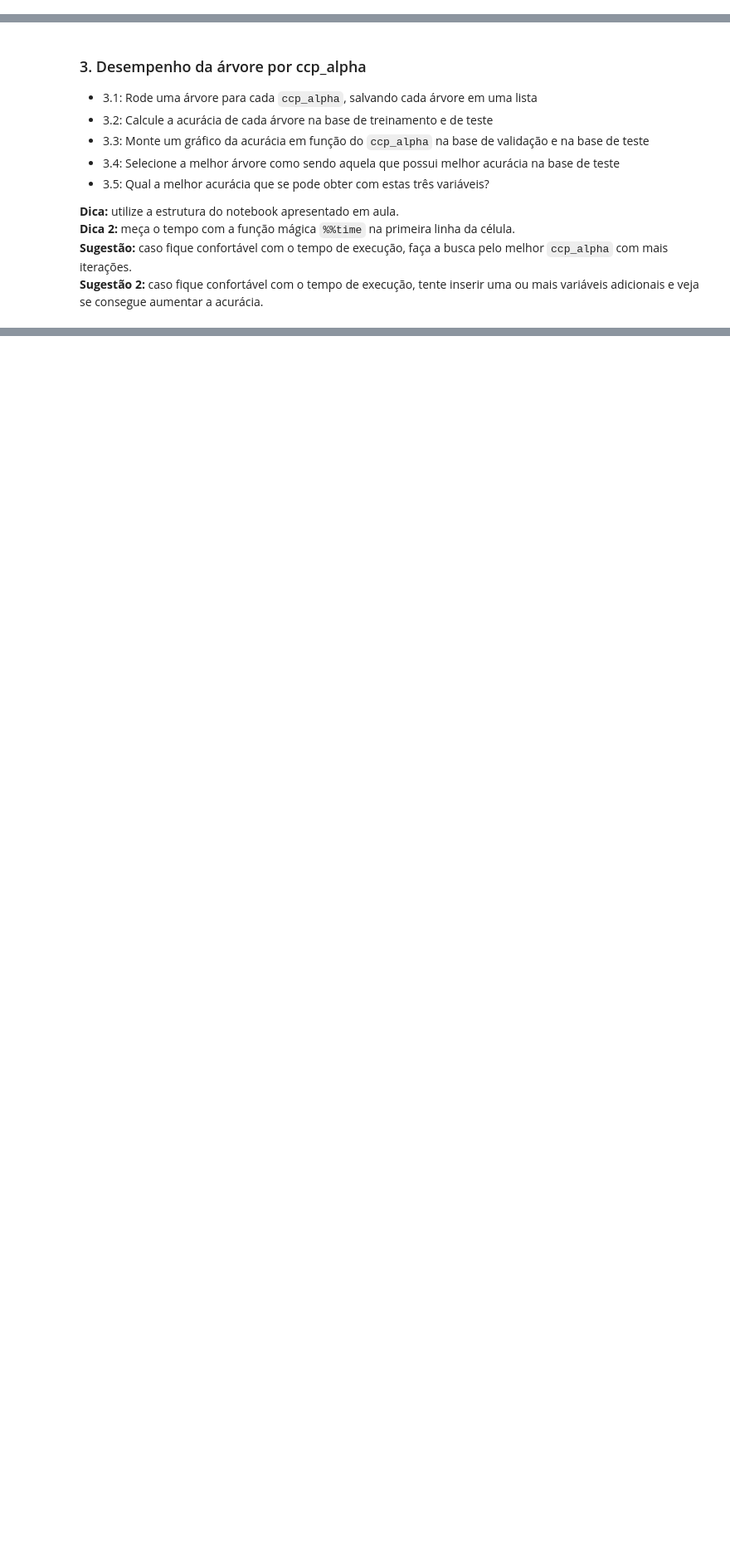
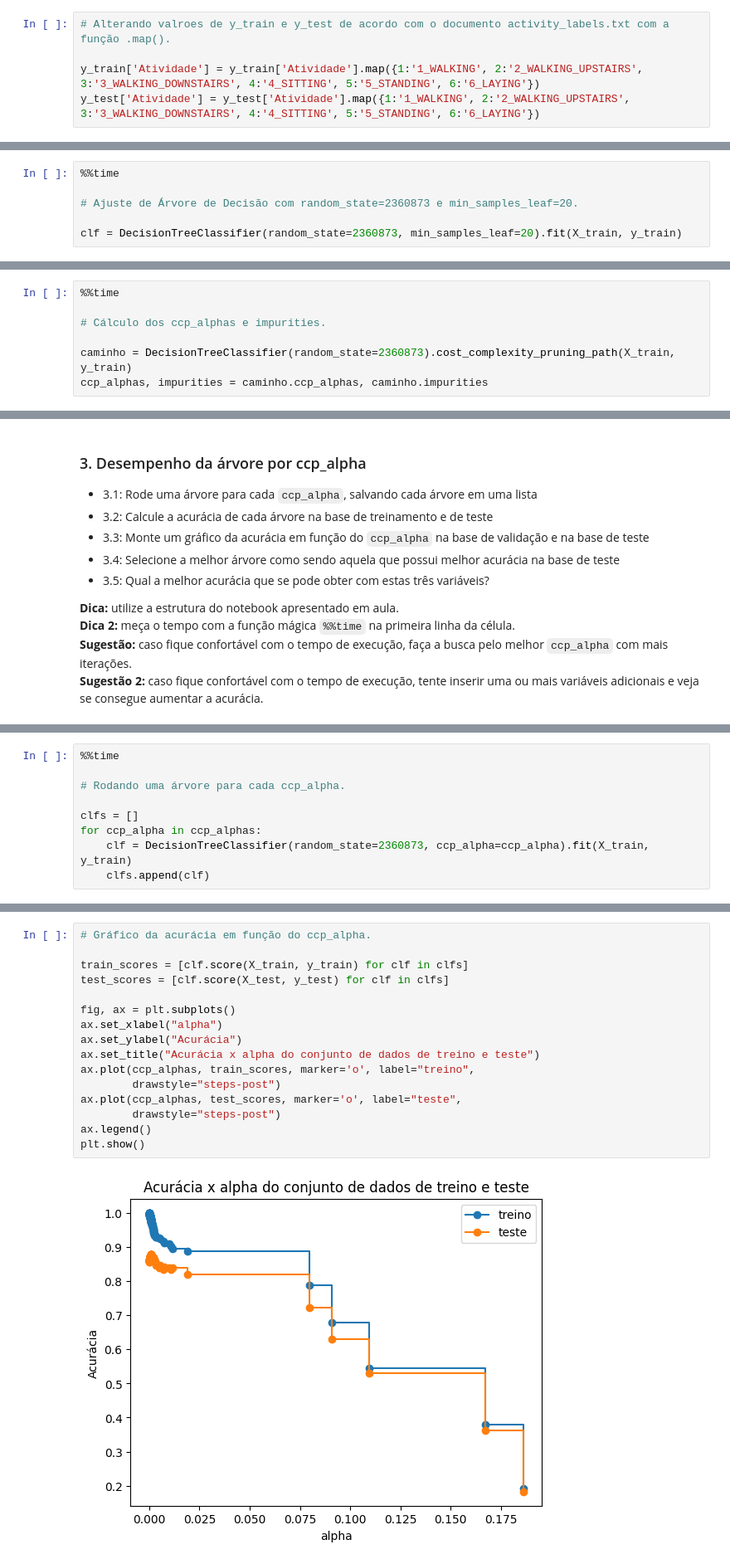
Before and after one commit to marceloaires7/EBAC-Aulas, a Jupyter notebook: Modulo17/Exercício_Cientista_de_dados_Módulo17/Exercício 1/Modulo17Exercicio1.ipynb, the cells around one changed output, grey strips where cells are left out. Shown at 83% size. Cells and saved outputs as stored; diff of their text form; blank space fills up the shorter version.

```diff
--- a/Modulo17/Exercício_Cientista_de_dados_Módulo17/Exercício 1/Modulo17Exercicio1.ipynb
+++ b/Modulo17/Exercício_Cientista_de_dados_Módulo17/Exercício 1/Modulo17Exercicio1.ipynb
@@ -162,6 +217,11 @@ X_test
 | 2945 | 16 | 0.237594 | 0.018467 | -0.096499 | -0.323114 | -0.229775 | ... |
 | 2946 | 16 | 0.153627 | -0.018437 | -0.137018 | -0.330046 | -0.195253 | ... |
 2947 rows × 561 columns
+# %%
+# Alterando valroes de y_train e y_test de acordo com o documento activity_labels.txt com a função .map().
+
+y_train['Atividade'] = y_train['Atividade'].map({1:'1_WALKING', 2:'2_WALKING_UPSTAIRS', 3:'3_WALKING_DOWNSTAIRS', 4:'4_SITTING', 5:'5_STANDING', 6:'6_LAYING'})
+y_test['Atividade'] = y_test['Atividade'].map({1:'1_WALKING', 2:'2_WALKING_UPSTAIRS', 3:'3_WALKING_DOWNSTAIRS', 4:'4_SITTING', 5:'5_STANDING', 6:'6_LAYING'})
 # %% [markdown]
 ### 2. Ajustar uma árvore de decisão
 
@@ -174,0 +231,6 @@ UsageError: %%time is a cell magic, but the cell body is empty. Did you mean the
+# %%
+%%time
+
+# Ajuste de Árvore de Decisão com random_state=2360873 e min_samples_leaf=20.
+
+clf = DecisionTreeClassifier(random_state=2360873, min_samples_leaf=20).fit(X_train, y_train)
@@ -174,0 +240,7 @@ UsageError: %%time is a cell magic, but the cell body is empty. Did you mean the
+# %%
+%%time
+
+# Cálculo dos ccp_alphas e impurities.
+
+caminho = DecisionTreeClassifier(random_state=2360873).cost_complexity_pruning_path(X_train, y_train)
+ccp_alphas, impurities = caminho.ccp_alphas, caminho.impurities
@@ -191,0 +263,9 @@ UsageError: %%time is a cell magic, but the cell body is empty. Did you mean the
+# %%
+%%time
+
+# Rodando uma árvore para cada ccp_alpha.
+
+clfs = []
+for ccp_alpha in ccp_alphas:
+    clf = DecisionTreeClassifier(random_state=2360873, ccp_alpha=ccp_alpha).fit(X_train, y_train)
+    clfs.append(clf)
@@ -191,0 +275,18 @@ UsageError: %%time is a cell magic, but the cell body is empty. Did you mean the
+# %%
+# Gráfico da acurácia em função do ccp_alpha.
+
+train_scores = [clf.score(X_train, y_train) for clf in clfs]
+test_scores = [clf.score(X_test, y_test) for clf in clfs]
+
+fig, ax = plt.subplots()
+ax.set_xlabel("alpha")
+ax.set_ylabel("Acurácia")
+ax.set_title("Acurácia x alpha do conjunto de dados de treino e teste")
+ax.plot(ccp_alphas, train_scores, marker='o', label="treino",
+        drawstyle="steps-post")
+ax.plot(ccp_alphas, test_scores, marker='o', label="teste",
+        drawstyle="steps-post")
+ax.legend()
+plt.show()
+# %% [output]
+[figure, added]
```
Also changed, not shown: parts of 18 cells of this notebook, 5 other files.
